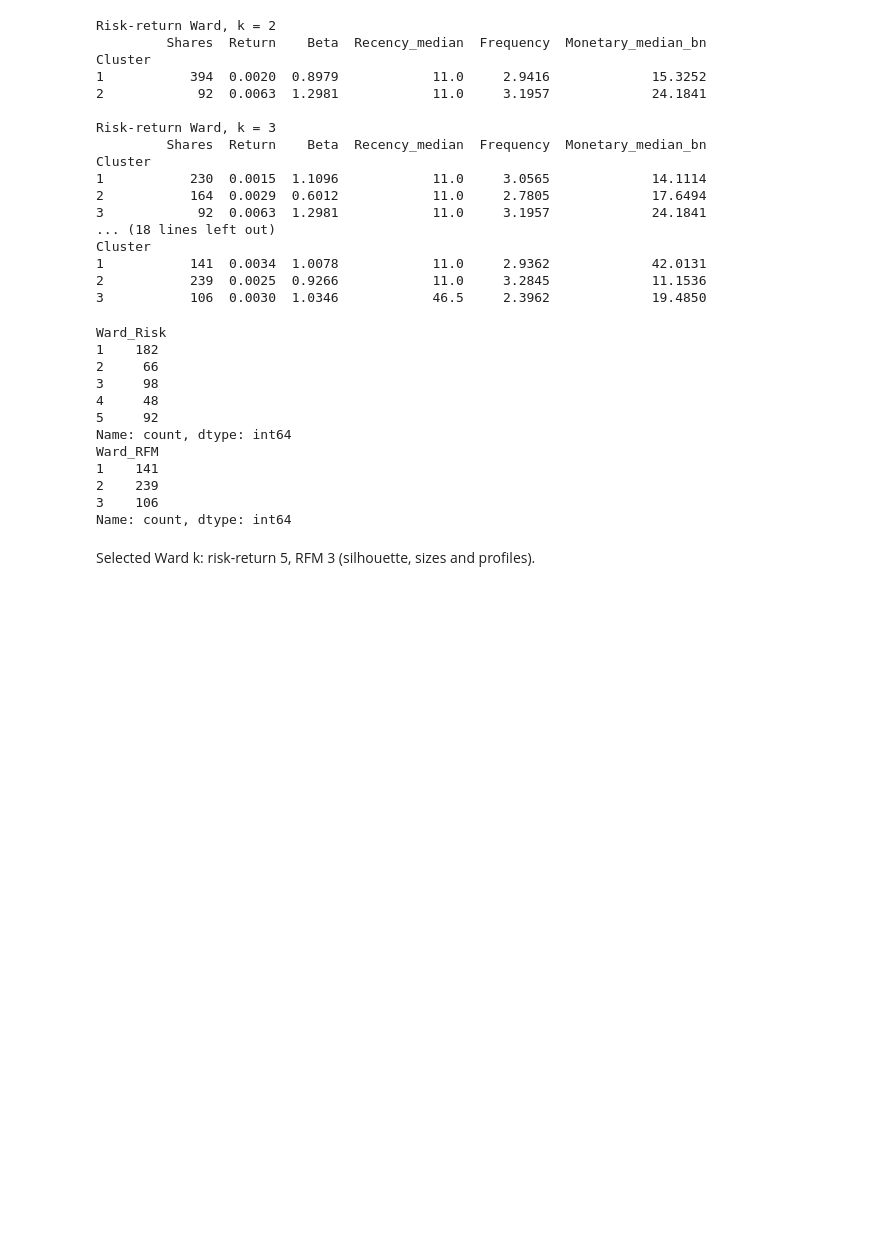
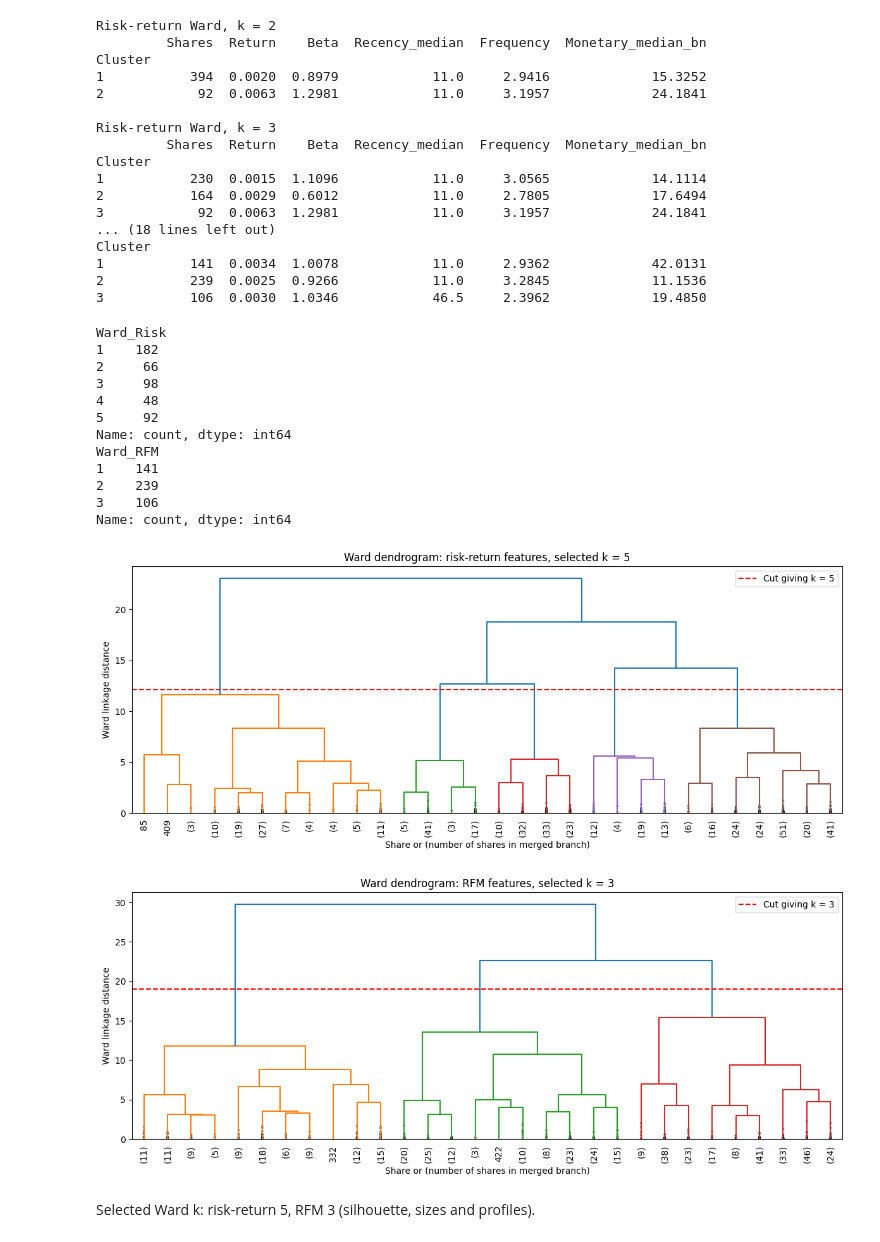
Before and after one commit to Thisen438/CRM-Coursework, a Jupyter notebook: CWK1_Stock_Segmentation_RFM.ipynb, the cells around one changed output. Drawn from its saved outputs; the diff is of its cells as text; code cells hidden in the pictures; blank space fills up the shorter version.

Commit message:
Run all from the saved data snapshot; update README

```diff
--- a/CWK1_Stock_Segmentation_RFM.ipynb
+++ b/CWK1_Stock_Segmentation_RFM.ipynb
@@ -820,6 +785,22 @@ Ward_RFM
 2    239
 3    106
 Name: count, dtype: int64
+# %%
+for name, hierarchy, k in [("risk-return", link_risk, K_RISK), ("RFM", link_rfm, K_RFM)]:
+    cut = (hierarchy[-k, 2] + hierarchy[-(k - 1), 2]) / 2
+    plt.figure(figsize=(12, 5))
+    dendrogram(hierarchy, truncate_mode="lastp", p=30, leaf_rotation=90, show_contracted=True, color_threshold=cut)
+    plt.axhline(cut, color="red", linestyle="--", label=f"Cut giving k = {k}")
+    plt.title(f"Ward dendrogram: {name} features, selected k = {k}")
+    plt.xlabel("Share or (number of shares in merged branch)")
+    plt.ylabel("Ward linkage distance")
+    plt.legend()
+    plt.tight_layout()
+    plt.savefig(f"data/dendrogram_{name.replace('-', '_')}_cut.png", dpi=150)
+    plt.show()
+# %% [output]
+[figure, added]
+[figure, added]
 # %% [markdown]
 Selected Ward k: risk-return 5, RFM 3 (silhouette, sizes and profiles).
 # %% [markdown]
```
Also changed, not shown: parts of 28 cells of this notebook, 1 other file.
